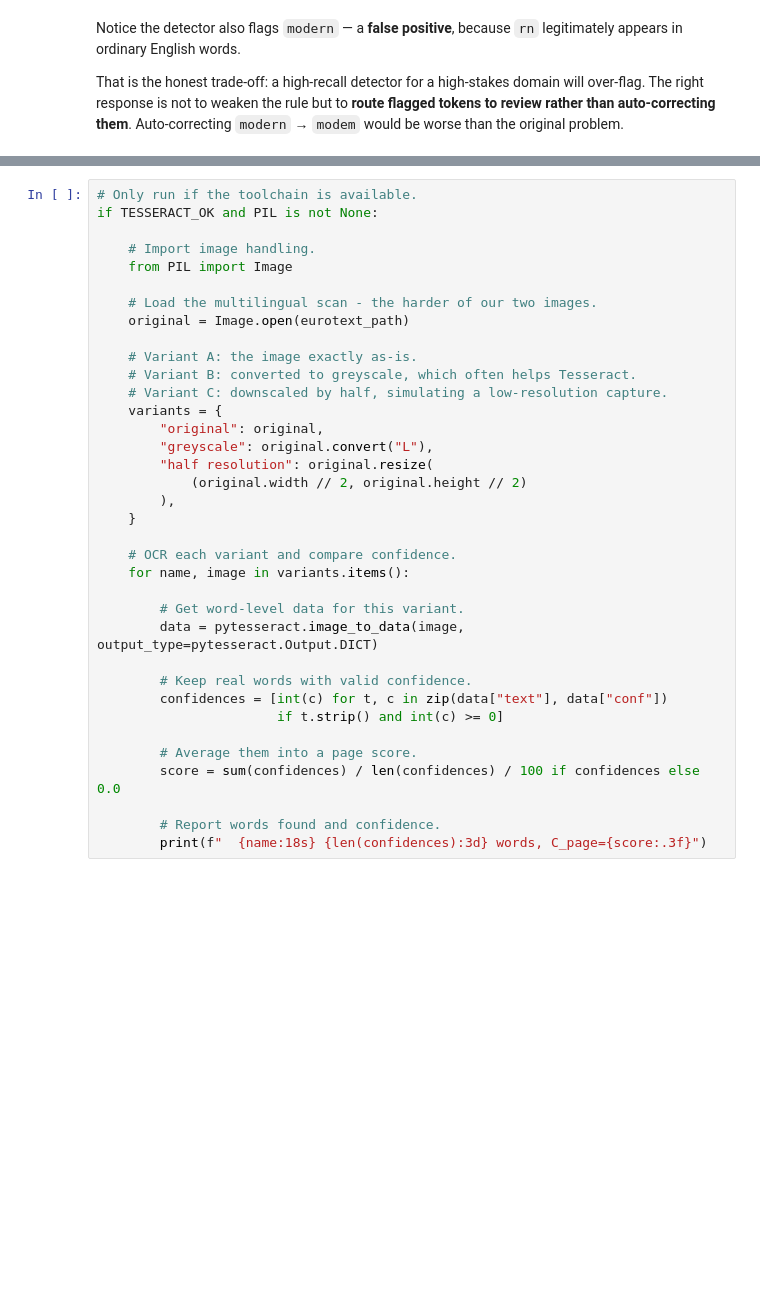
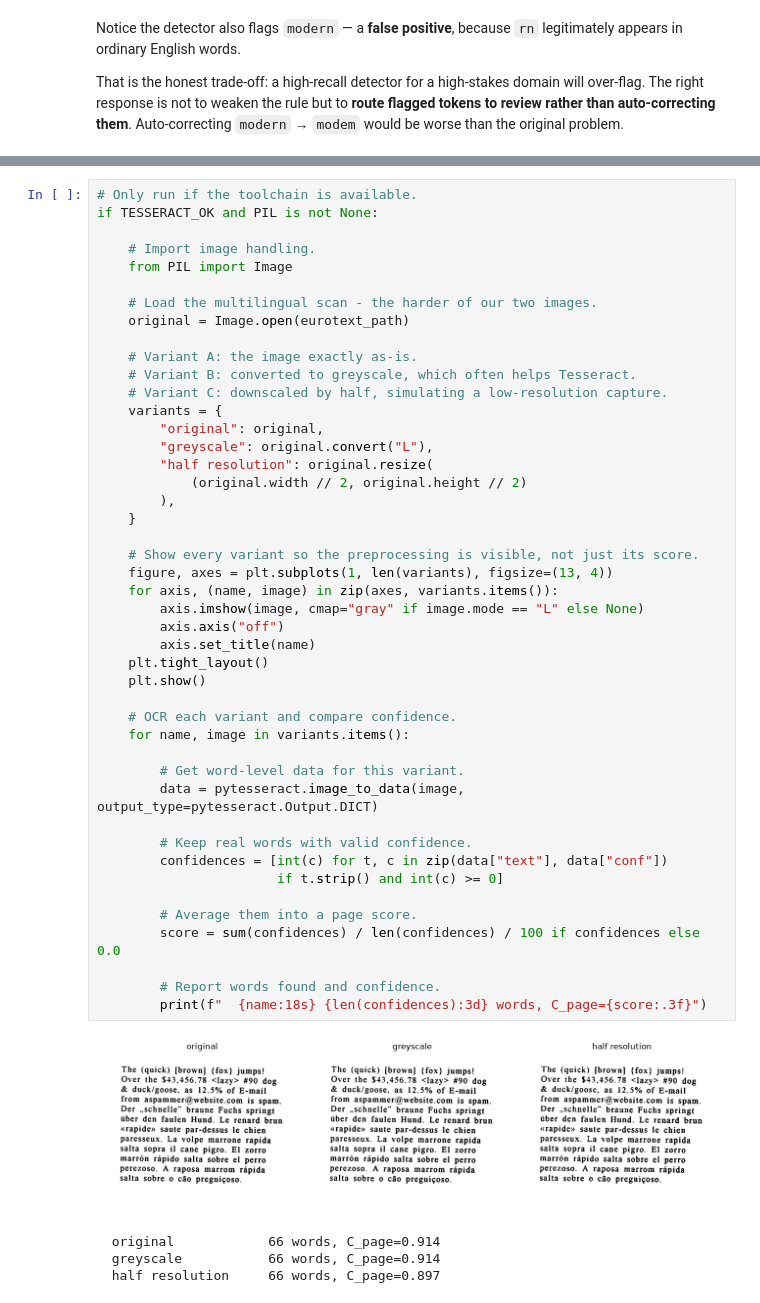
Before and after one commit to ajay-nikumbh/RAG, a Jupyter notebook: 02. Documents data sources ingestion/2c. OCR and scanned documents/2c. OCR and scanned documents.ipynb, the cells around one changed output, grey strips where cells are left out. Saved outputs shown, nothing was run; the diff lists cells and outputs as text; blank space fills up the shorter version.

```diff
--- a/02. Documents data sources ingestion/2c. OCR and scanned documents/2c. OCR and scanned documents.ipynb
+++ b/02. Documents data sources ingestion/2c. OCR and scanned documents/2c. OCR and scanned documents.ipynb
@@ -634,33 +838,47 @@ if TESSERACT_OK and PIL is not None:
 
     # Load the multilingual scan - the harder of our two images.
     original = Image.open(eurotext_path)
 
     # Variant A: the image exactly as-is.
     # Variant B: converted to greyscale, which often helps Tesseract.
     # Variant C: downscaled by half, simulating a low-resolution capture.
     variants = {
         "original": original,
         "greyscale": original.convert("L"),
         "half resolution": original.resize(
             (original.width // 2, original.height // 2)
         ),
     }
 
+    # Show every variant so the preprocessing is visible, not just its score.
+    figure, axes = plt.subplots(1, len(variants), figsize=(13, 4))
+    for axis, (name, image) in zip(axes, variants.items()):
+        axis.imshow(image, cmap="gray" if image.mode == "L" else None)
+        axis.axis("off")
+        axis.set_title(name)
+    plt.tight_layout()
+    plt.show()
+
     # OCR each variant and compare confidence.
     for name, image in variants.items():
 
         # Get word-level data for this variant.
         data = pytesseract.image_to_data(image, output_type=pytesseract.Output.DICT)
 
         # Keep real words with valid confidence.
         confidences = [int(c) for t, c in zip(data["text"], data["conf"])
                        if t.strip() and int(c) >= 0]
 
         # Average them into a page score.
         score = sum(confidences) / len(confidences) / 100 if confidences else 0.0
 
         # Report words found and confidence.
         print(f"  {name:18s} {len(confidences):3d} words, C_page={score:.3f}")
+# %% [output]
+[figure, added]
+  original            66 words, C_page=0.914
+  greyscale           66 words, C_page=0.914
+  half resolution     66 words, C_page=0.897
 # %% [markdown]
 ### Reading that result honestly
 
```
Also changed, not shown: parts of 30 cells of this notebook.
